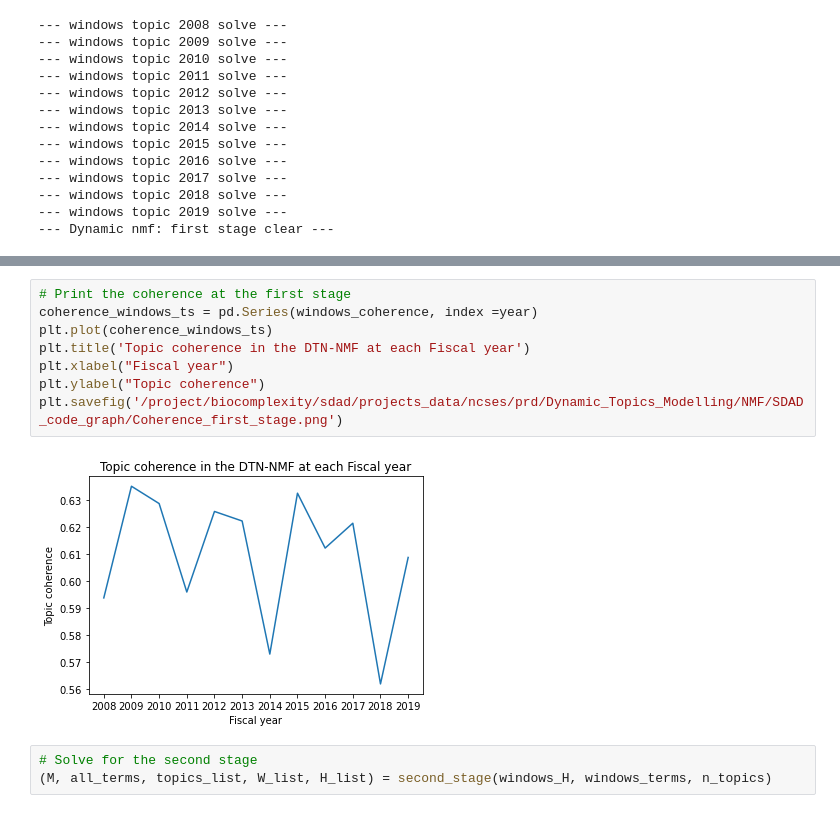
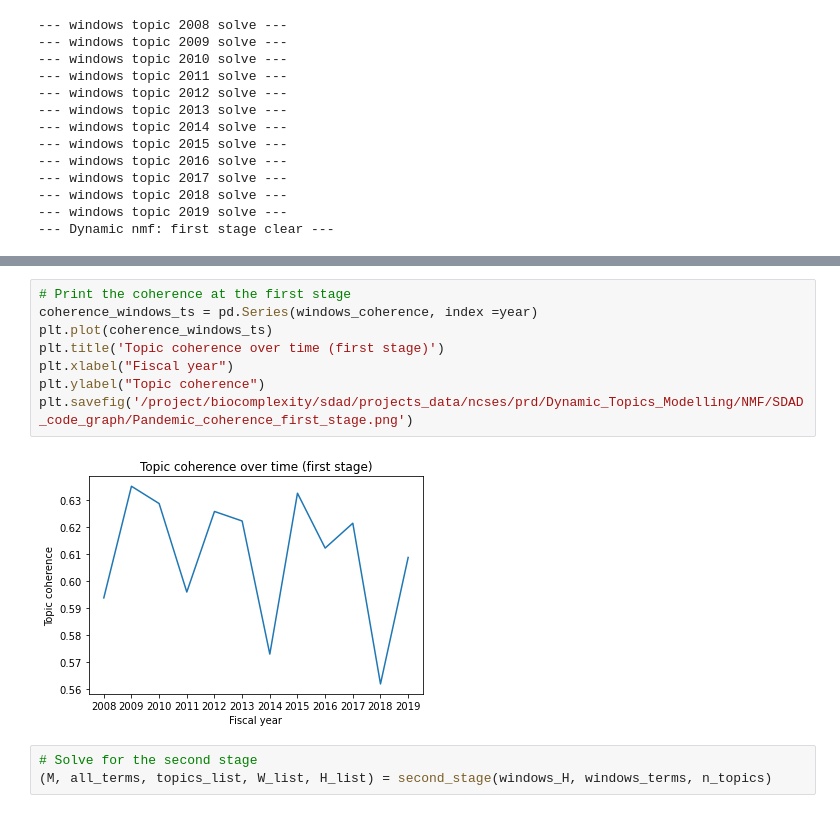
Before and after one commit to uva-bi-sdad/publicrd, a Jupyter notebook: src/Dynamic_Topic_Modelling/DTM_nmf/SDAD_code/pandemic_case_study/dtm-nmf-coronavirus_case.ipynb, the cells around one changed output, grey strips where cells are left out. Drawn from its saved outputs; the diff is of its cells as text.

Commit message:
update dynamic topic model

```diff
--- a/src/Dynamic_Topic_Modelling/DTM_nmf/SDAD_code/pandemic_case_study/dtm-nmf-coronavirus_case.ipynb
+++ b/src/Dynamic_Topic_Modelling/DTM_nmf/SDAD_code/pandemic_case_study/dtm-nmf-coronavirus_case.ipynb
@@ -383,13 +388,13 @@ windows_topic
 # %%
 # Print the coherence at the first stage
 coherence_windows_ts = pd.Series(windows_coherence, index =year)
 plt.plot(coherence_windows_ts)
-plt.title('Topic coherence in the DTN-NMF at each Fiscal year')
+plt.title('Topic coherence over time (first stage)')
 plt.xlabel("Fiscal year")
 plt.ylabel("Topic coherence")
-plt.savefig('/project/biocomplexity/sdad/projects_data/ncses/prd/Dynamic_Topics_Modelling/NMF/SDAD_code_graph/Coherence_first_stage.png')
+plt.savefig('/project/biocomplexity/sdad/projects_data/ncses/prd/Dynamic_Topics_Modelling/NMF/SDAD_code_graph/Pandemic_coherence_first_stage.png')
 # %% [output]
-[figure, old version]
+[figure, new version]
 # %%
 # Solve for the second stage
 (M, all_terms, topics_list, W_list, H_list) = second_stage(windows_H, windows_terms, n_topics)
```
Also changed, not shown: parts of 7 cells of this notebook, 23 other files.
